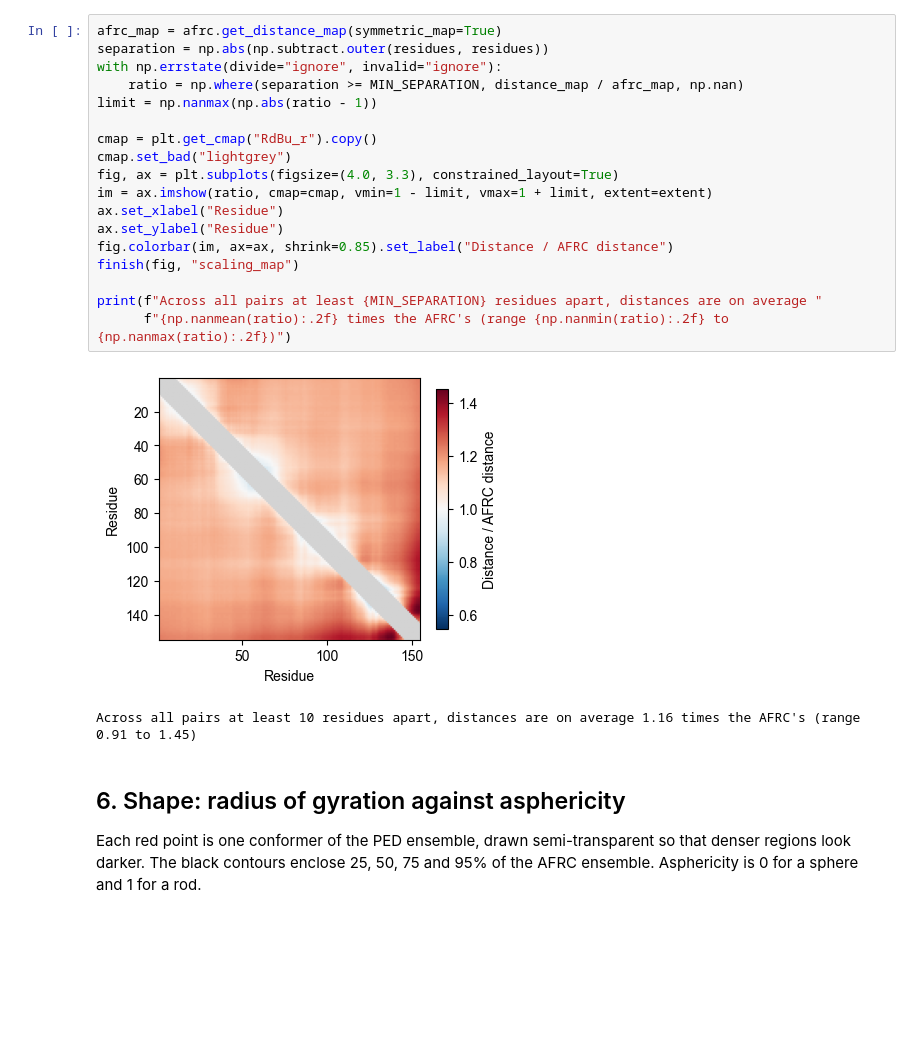
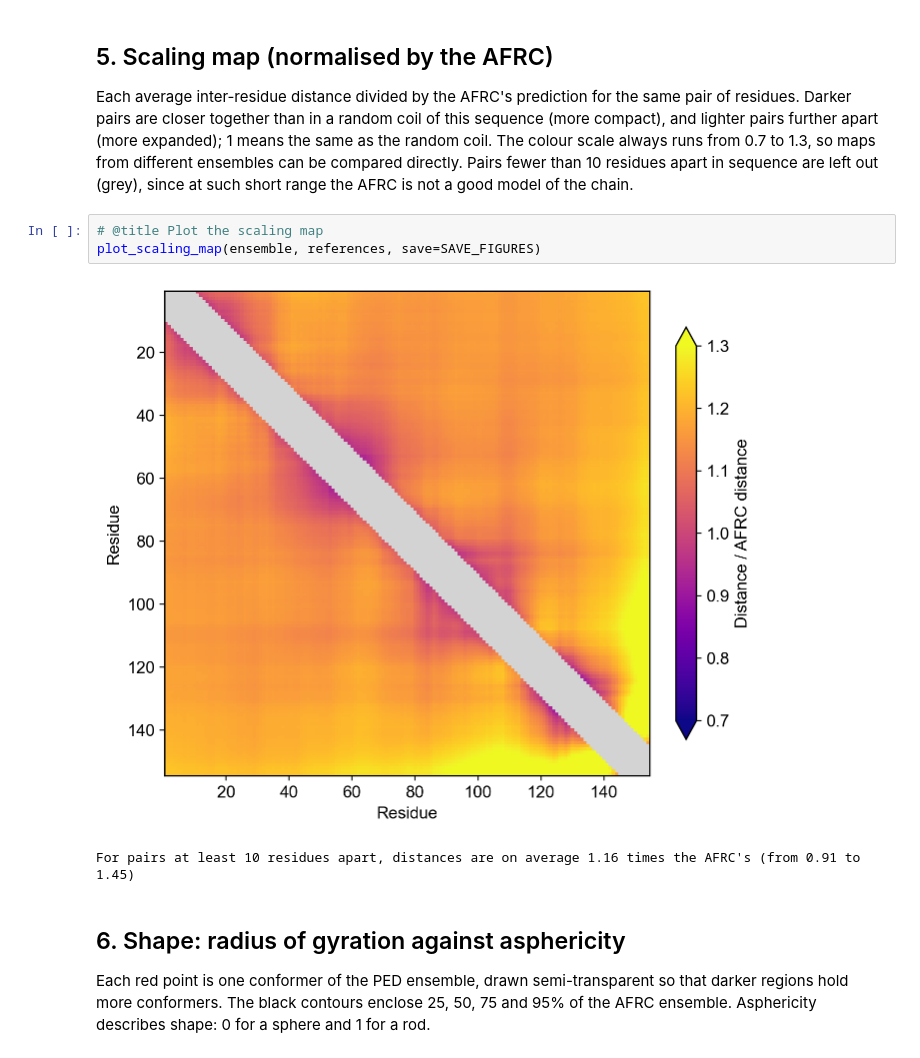
Before and after one commit to holehouse-lab/soursop, a Jupyter notebook: ped-resources/ped_ensemble_characterisation.ipynb, the cells around one changed output. Drawn from its saved outputs; the diff is of its cells as text; blank space fills up the shorter version.

```diff
--- a/ped-resources/ped_ensemble_characterisation.ipynb
+++ b/ped-resources/ped_ensemble_characterisation.ipynb
@@ -353,26 +814,15 @@ Each mean inter-residue distance divided by the AFRC's prediction for the same p
+# %% [markdown]
+## 5. Scaling map (normalised by the AFRC)
+
+Each average inter-residue distance divided by the AFRC's prediction for the same pair of residues. Darker pairs are closer together than in a random coil of this sequence (more compact), and lighter pairs further apart (more expanded); 1 means the same as the random coil. The colour scale always runs from 0.7 to 1.3, so maps from different ensembles can be compared directly. Pairs fewer than 10 residues apart in sequence are left out (grey), since at such short range the AFRC is not a good model of the chain.
 # %%
-afrc_map = afrc.get_distance_map(symmetric_map=True)
-separation = np.abs(np.subtract.outer(residues, residues))
-with np.errstate(divide="ignore", invalid="ignore"):
-    ratio = np.where(separation >= MIN_SEPARATION, distance_map / afrc_map, np.nan)
-limit = np.nanmax(np.abs(ratio - 1))
-
-cmap = plt.get_cmap("RdBu_r").copy()
-cmap.set_bad("lightgrey")
-fig, ax = plt.subplots(figsize=(4.0, 3.3), constrained_layout=True)
-im = ax.imshow(ratio, cmap=cmap, vmin=1 - limit, vmax=1 + limit, extent=extent)
-ax.set_xlabel("Residue")
-ax.set_ylabel("Residue")
-fig.colorbar(im, ax=ax, shrink=0.85).set_label("Distance / AFRC distance")
-finish(fig, "scaling_map")
-
-print(f"Across all pairs at least {MIN_SEPARATION} residues apart, distances are on average "
-      f"{np.nanmean(ratio):.2f} times the AFRC's (range {np.nanmin(ratio):.2f} to {np.nanmax(ratio):.2f})")
+# @title Plot the scaling map
+plot_scaling_map(ensemble, references, save=SAVE_FIGURES)
 # %% [output]
-[figure, old version]
+[figure, new version]
-Across all pairs at least 10 residues apart, distances are on average 1.16 times the AFRC's (range 0.91 to 1.45)
+For pairs at least 10 residues apart, distances are on average 1.16 times the AFRC's (from 0.91 to 1.45)
-# %% [markdown]
-## 6. Shape: radius of gyration against asphericity
-
-Each red point is one conformer of the PED ensemble, drawn semi-transparent so that denser regions look darker. The black contours enclose 25, 50, 75 and 95% of the AFRC ensemble. Asphericity is 0 for a sphere and 1 for a rod.
+# %% [markdown]
+## 6. Shape: radius of gyration against asphericity
+
+Each red point is one conformer of the PED ensemble, drawn semi-transparent so that darker regions hold more conformers. The black contours enclose 25, 50, 75 and 95% of the AFRC ensemble. Asphericity describes shape: 0 for a sphere and 1 for a rod.
 # %%
```
Also changed, not shown: parts of 36 cells of this notebook.
